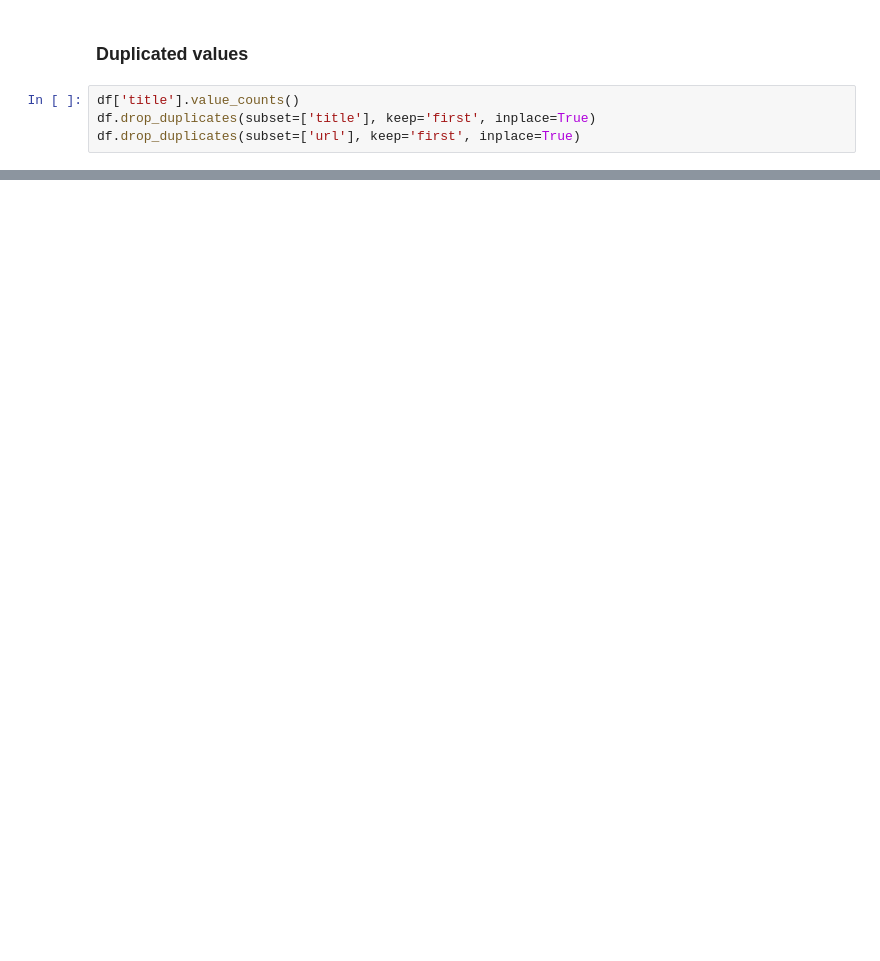
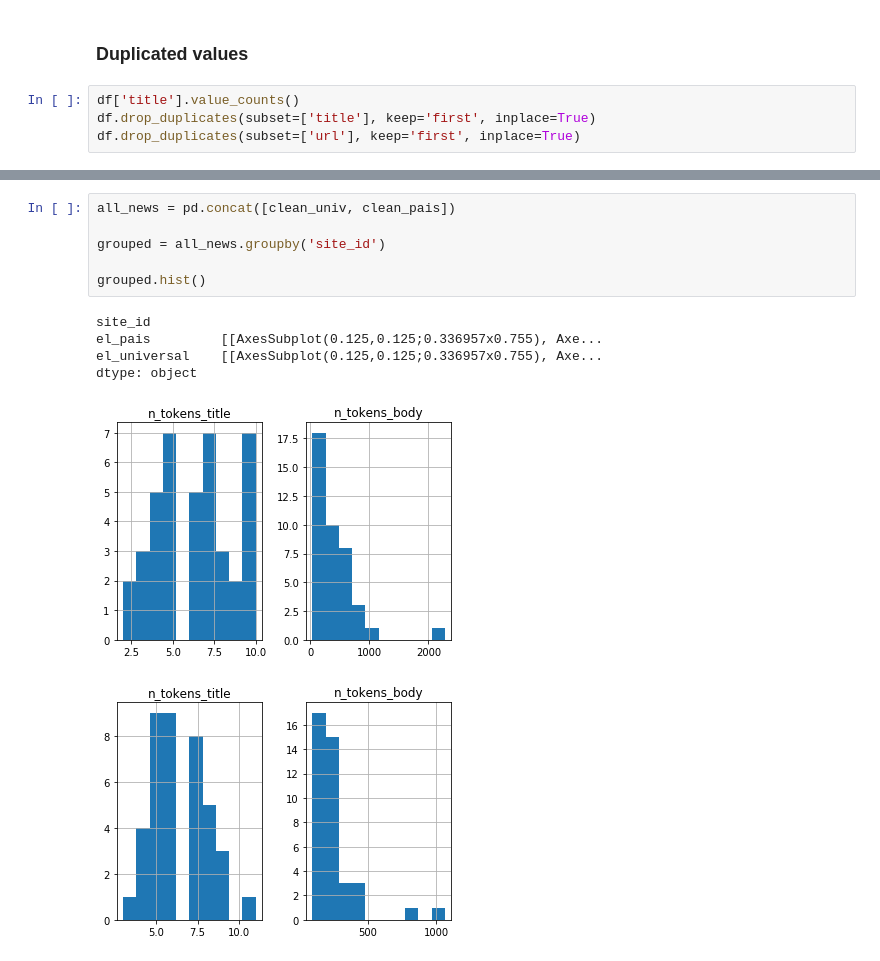
Before and after one commit to nicolaslazzos/basic-web-scraper, a Jupyter notebook: data_wrangling.ipynb, the cells around one changed output, grey strips where cells are left out. Cells and saved outputs as stored; diff of their text form; blank space fills up the shorter version.

```diff
--- a/data_wrangling.ipynb
+++ b/data_wrangling.ipynb
@@ -202,0 +246,13 @@ df.drop_duplicates(subset=['url'], keep='first', inplace=True)
+# %%
+all_news = pd.concat([clean_univ, clean_pais])
+
+grouped = all_news.groupby('site_id')
+
+grouped.hist()
+# %% [output]
+site_id
+el_pais         [[AxesSubplot(0.125,0.125;0.336957x0.755), Axe...
+el_universal    [[AxesSubplot(0.125,0.125;0.336957x0.755), Axe...
+dtype: object
+[figure, added]
+[figure, added]
```
Also changed, not shown: parts of 10 cells of this notebook, 3 other files.
